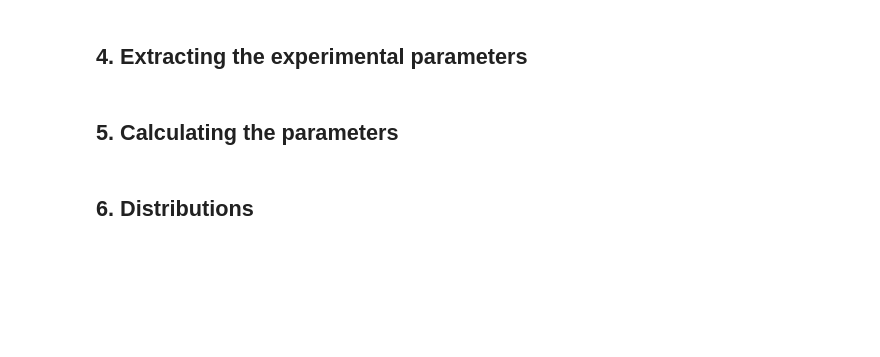
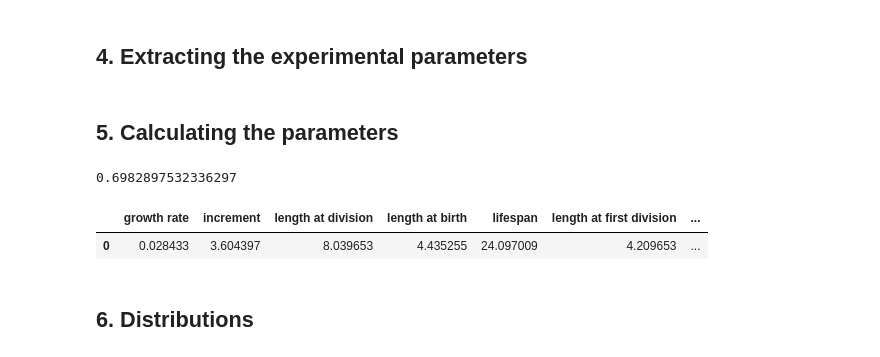
Before and after one commit to Rudiio/Bacteria, a Jupyter notebook: data.ipynb, the cells around one changed output. Drawn from its saved outputs; the diff is of its cells as text; code cells hidden in the pictures; blank space fills up the shorter version.

```diff
--- a/data.ipynb
+++ b/data.ipynb
@@ -158,16 +171,20 @@ we = np.array(width_birth_E)
 # %%
 dict = {"growth rate" : [np.mean(gre)],
         "increment" : [np.mean(incre)],
-        "length at division" :[np.mean(lde)*0.1],
-        "length at birth" : [np.mean(lbe)*0.1],
+        "length at division" :[np.mean(lde)],
+        "length at birth" : [np.mean(lbe)],
         "lifespan" : [np.mean(lpe)],
-        "length at first division ": [np.mean(fde)*0.1],
-        "initial width": [np.mean(we)*0.1]}
+        "length at first division ": [np.mean(fde)],
+        "initial width": [np.mean(we)]}
 
 data = pd.DataFrame(dict)
 # Radius = initial width/2
 print(data["initial width"][0]/2)
 data
+# %% [output]
+0.6982897532336297
+|  | growth rate | increment | length at division | length at birth | lifespan | length at first division | ... |
+| 0 | 0.028433 | 3.604397 | 8.039653 | 4.435255 | 24.097009 | 4.209653 | ... |
 # %% [markdown]
 ## 6. Distributions
 # %%
```
Also changed, not shown: parts of 12 cells of this notebook, 15 other files.
